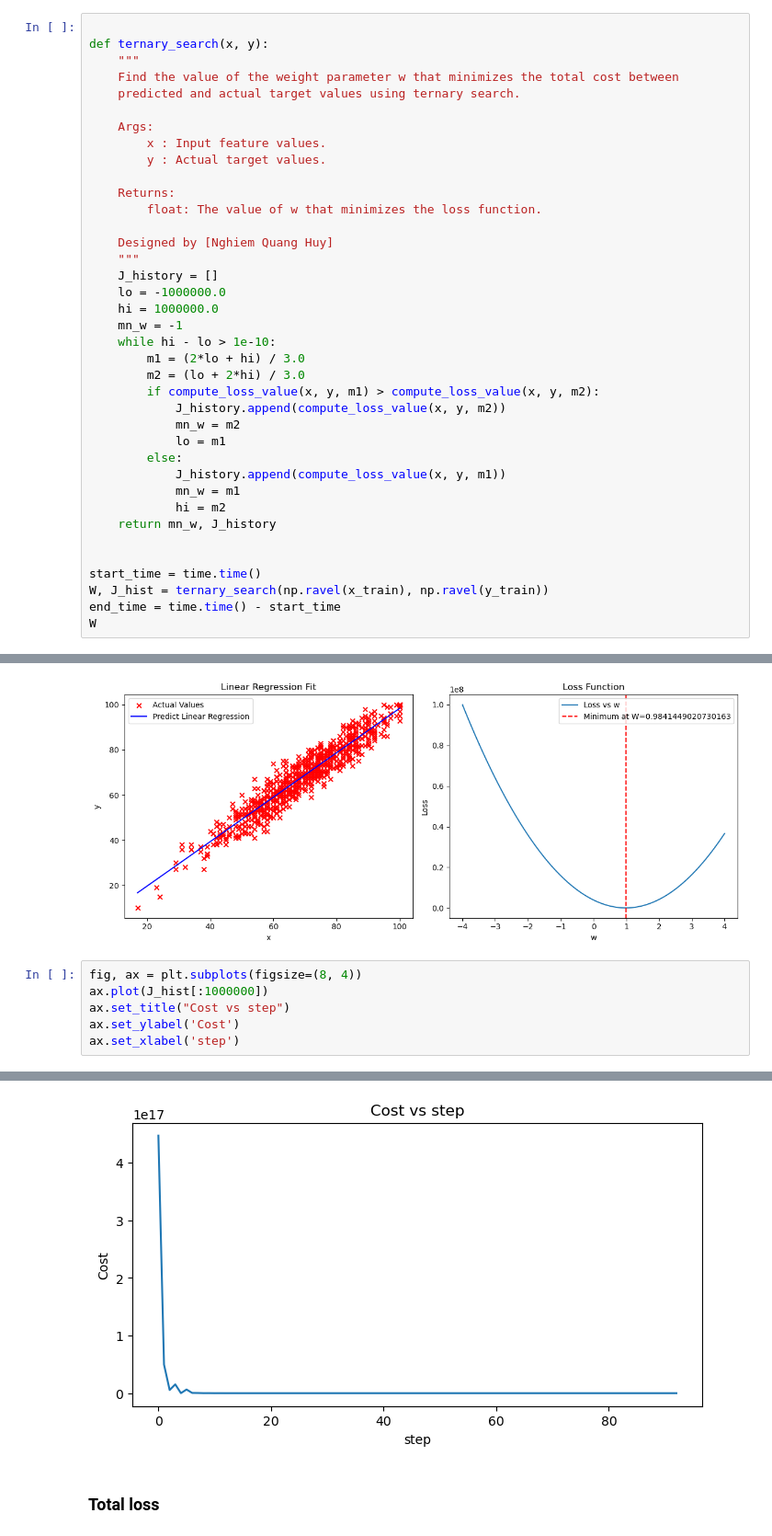
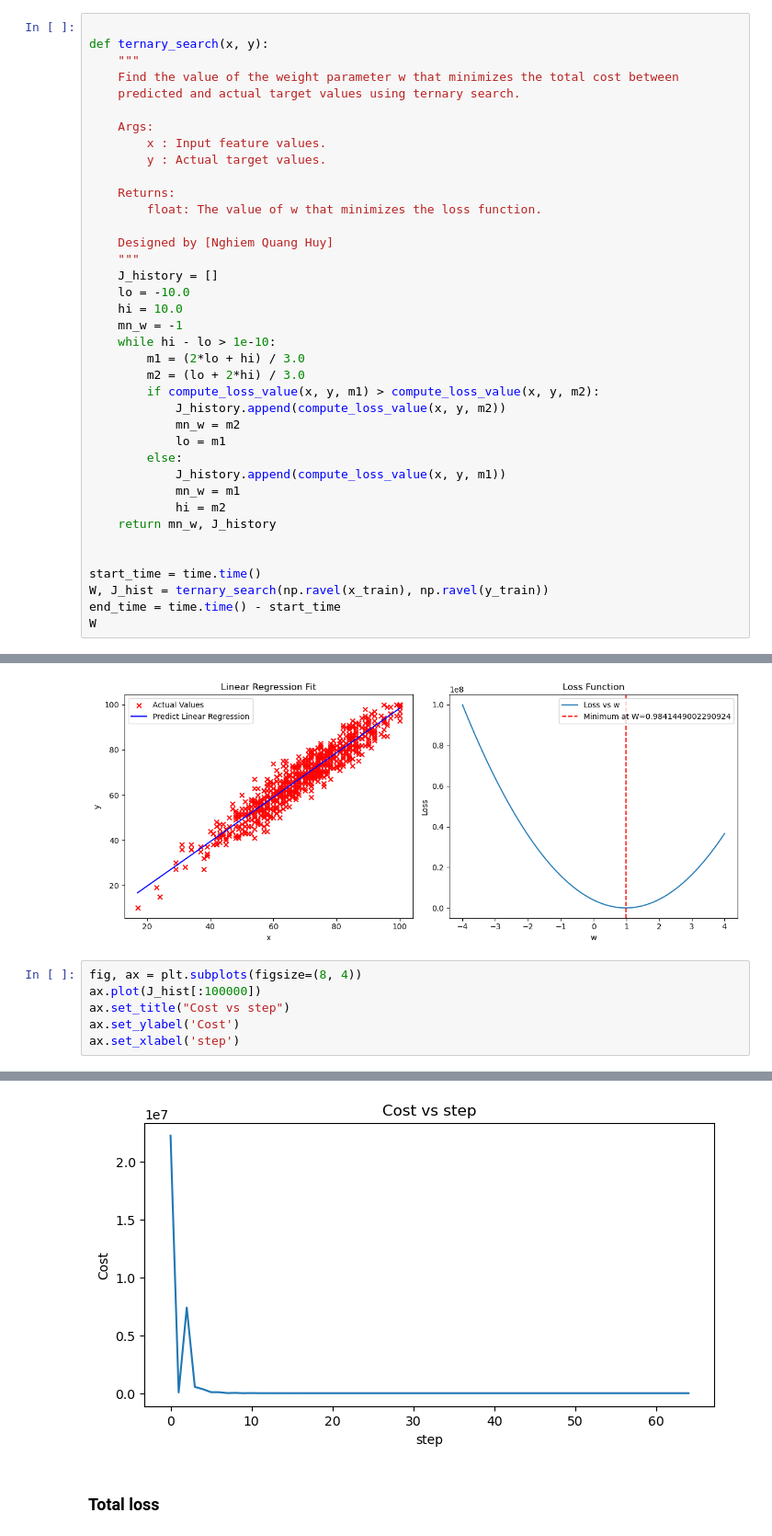
Before and after one commit to HuyinCP/Customize-ML-Models, a Jupyter notebook: ternary_search_minimizeMSE.ipynb, the cells around one changed output, grey strips where cells are left out. Shown at 92% size. Saved outputs shown, nothing was run; the diff lists cells and outputs as text.

```diff
--- a/ternary_search_minimizeMSE.ipynb
+++ b/ternary_search_minimizeMSE.ipynb
@@ -78,8 +78,8 @@ def ternary_search(x, y):
     Designed by [Nghiem Quang Huy]
     """
     J_history = []
-    lo = -1000000.0
-    hi = 1000000.0
+    lo = -10.0
+    hi = 10.0
     mn_w = -1
     while hi - lo > 1e-10:
         m1 = (2*lo + hi) / 3.0
@@ -131,13 +131,13 @@ plt.tight_layout()
 [figure]
 # %%
 fig, ax = plt.subplots(figsize=(8, 4))
-ax.plot(J_hist[:1000000])
+ax.plot(J_hist[:100000])
 ax.set_title("Cost vs step")
 ax.set_ylabel('Cost')
 ax.set_xlabel('step')
 # %% [output]
 Text(0.5, 0, 'step')
-[figure, old version]
+[figure, new version]
 # %% [markdown]
 ### Total loss
 # %%
```
Also changed, not shown: parts of 3 cells of this notebook, 3 other files.
